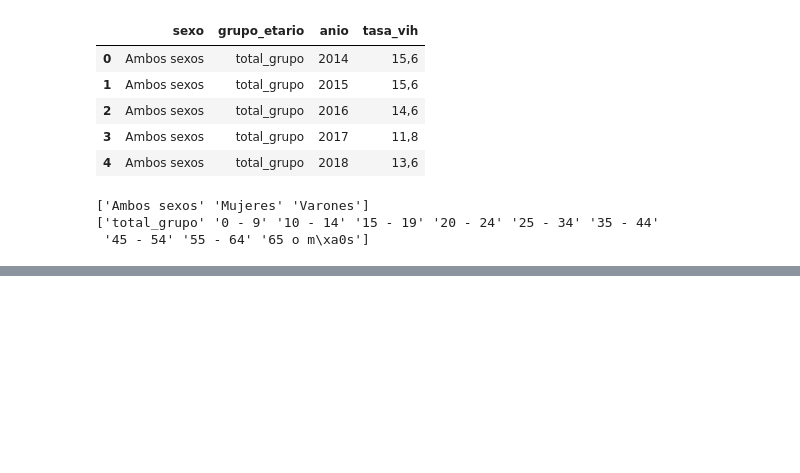
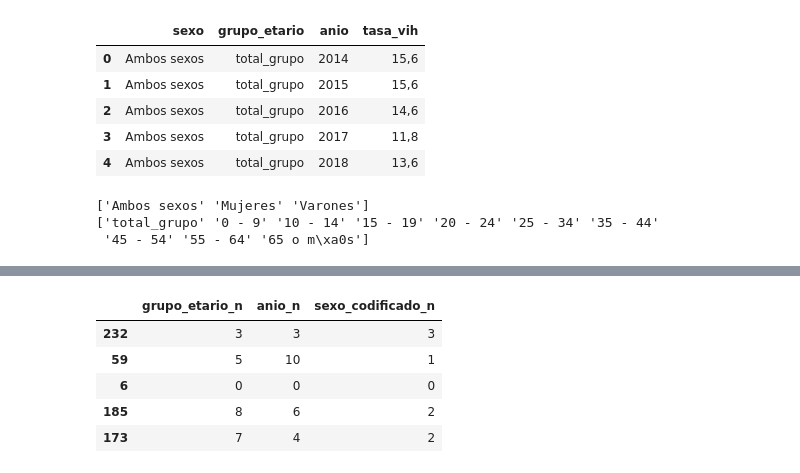
Before and after one commit to 4GeeksAcademy/app_fk, a Jupyter notebook: src/explore.ipynb, the cells around one changed output, grey strips where cells are left out. Cells and saved outputs as stored; diff of their text form; code cells hidden in the pictures; blank space fills up the shorter version.

```diff
--- a/src/explore.ipynb
+++ b/src/explore.ipynb
@@ -119,12 +221,19 @@ total_data.head()
 # %%
 from sklearn.model_selection import train_test_split
 
-num_variables = ["Age", "Gender", "Admission Test Score", "High School Percentage"]
+num_variables = ["grupo_etario_n", "anio_n", "sexo_codificado_n"]
 
 # Dividimos el conjunto de datos en muestras de train y test
-X = total_data.drop("Admission Status", axis = 1)[num_variables]
-y = total_data["Admission Status"]
+X = total_data.drop("tasa_vih_n", axis = 1)[num_variables]
+y = total_data["tasa_vih_n"]
 
 X_train, X_test, y_train, y_test = train_test_split(X, y, test_size = 0.2, random_state = 42)
 
 X_train.head()
+# %% [output]
+|  | grupo_etario_n | anio_n | sexo_codificado_n |
+| 232 | 3 | 3 | 3 |
+| 59 | 5 | 10 | 1 |
+| 6 | 0 | 0 | 0 |
+| 185 | 8 | 6 | 2 |
+| 173 | 7 | 4 | 2 |
```
Also changed, not shown: parts of 27 cells of this notebook.
